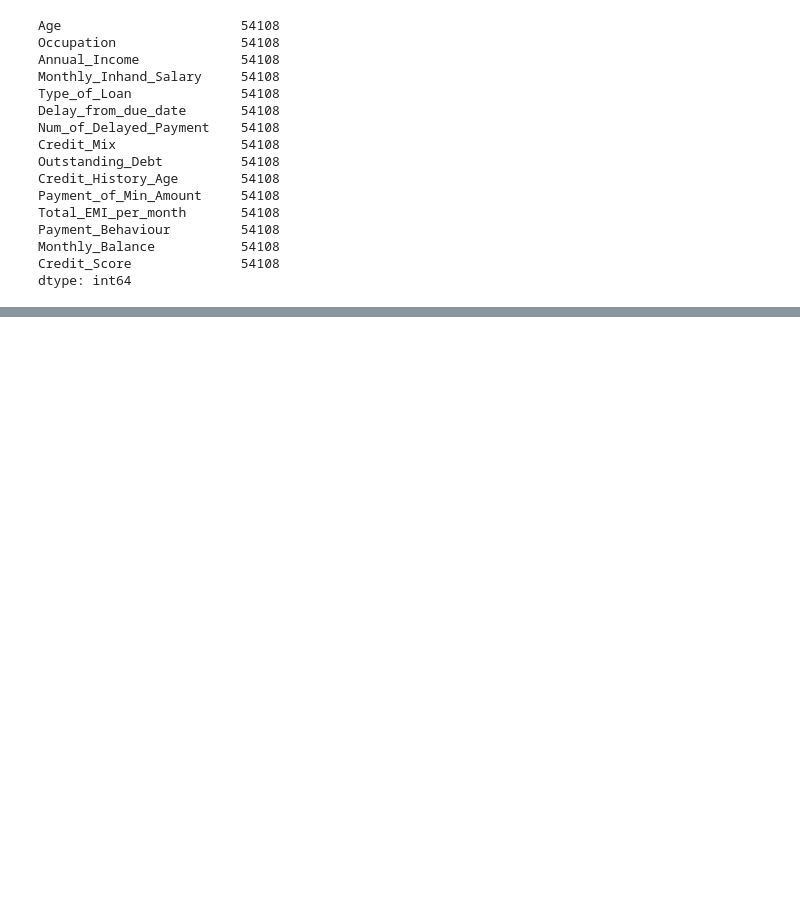
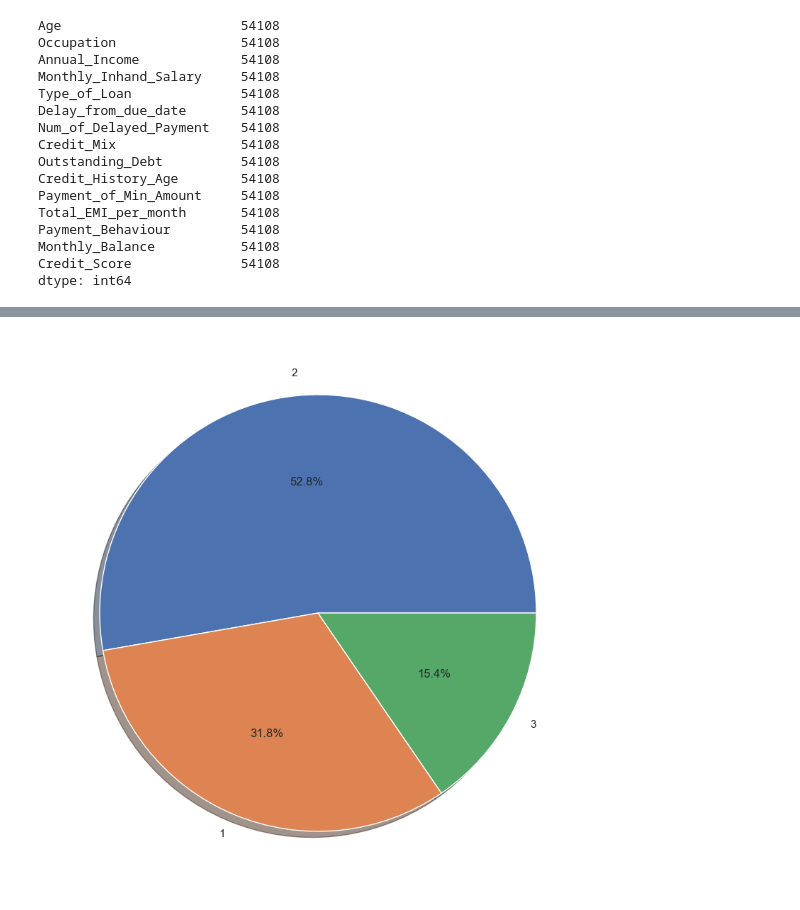
Before and after one commit to amaboh/Machine_learning_in_finance, a Jupyter notebook: Credit score/Credit score.ipynb, the cells around one changed output, grey strips where cells are left out. Drawn from its saved outputs; the diff is of its cells as text; code cells hidden in the pictures; blank space fills up the shorter version.

```diff
--- a/Credit score/Credit score.ipynb
+++ b/Credit score/Credit score.ipynb
@@ -368,0 +369,8 @@ plt.show()
+# %%
+#Explore data balance
+label = df_cleaned.Credit_Score.value_counts().index
+label_count = df_cleaned.Credit_Score.value_counts().values
+plt.pie(data=df_cleaned, x=label_count, labels=label, autopct='%1.1f%%', shadow=True, radius=1)
+plt.show()
+# %% [output]
+[figure, added]
```
Also changed, not shown: parts of 16 cells of this notebook.
